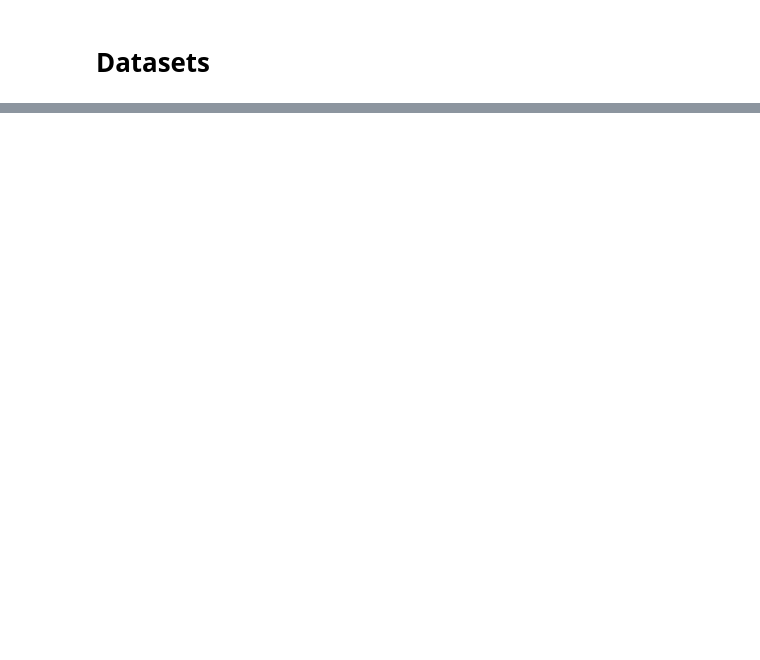
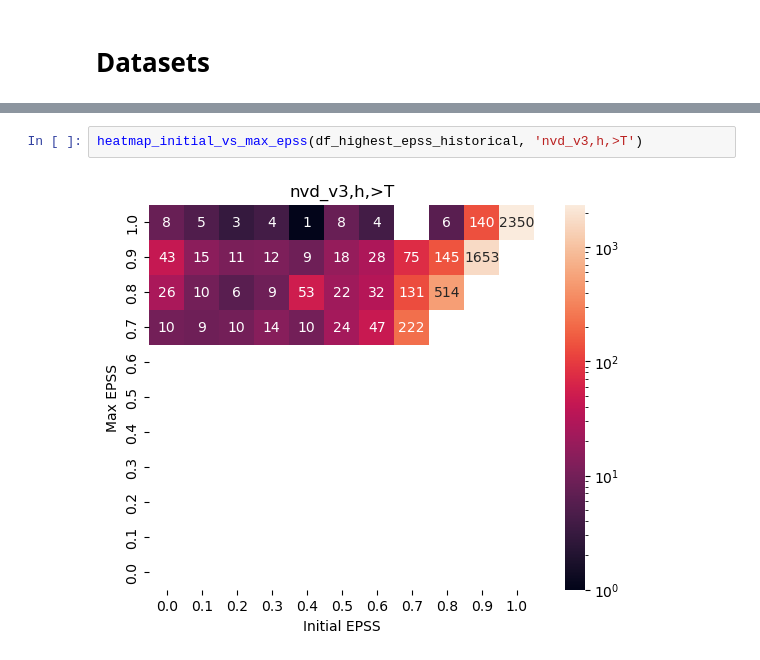
Before and after one commit to dravalico/EPSS-Project, a Jupyter notebook: 2_heatmaps.ipynb, the cells around one changed output, grey strips where cells are left out. Drawn from its saved outputs; the diff is of its cells as text; blank space fills up the shorter version.

```diff
--- a/2_heatmaps.ipynb
+++ b/2_heatmaps.ipynb
@@ -88,0 +106,4 @@ df_kev_current = df_dataset[df_dataset['cve'].isin(cve_kev) & df_dataset['cve'].
+# %%
+heatmap_initial_vs_max_epss(df_highest_epss_historical, 'nvd_v3,h,>T')
+# %% [output]
+[figure, added]
```
Also changed, not shown: parts of 32 cells of this notebook.
